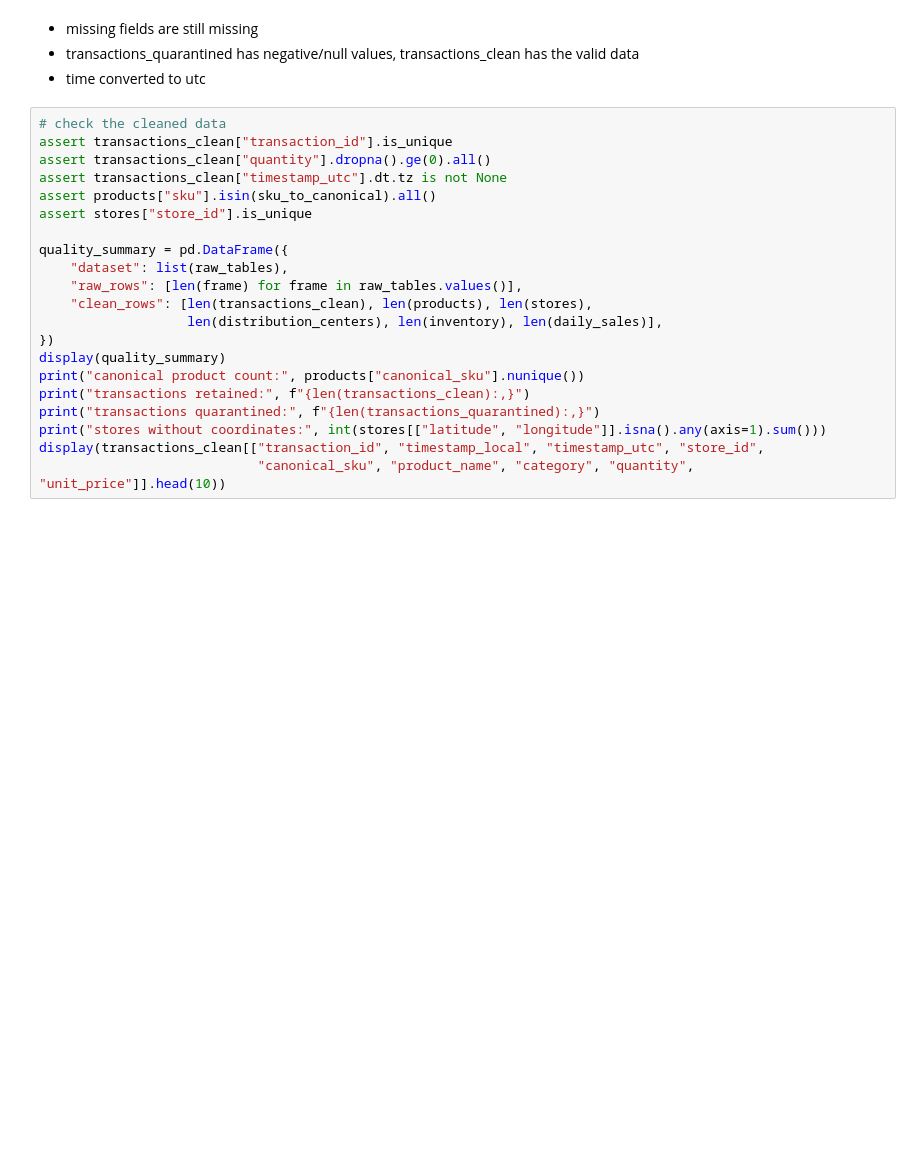
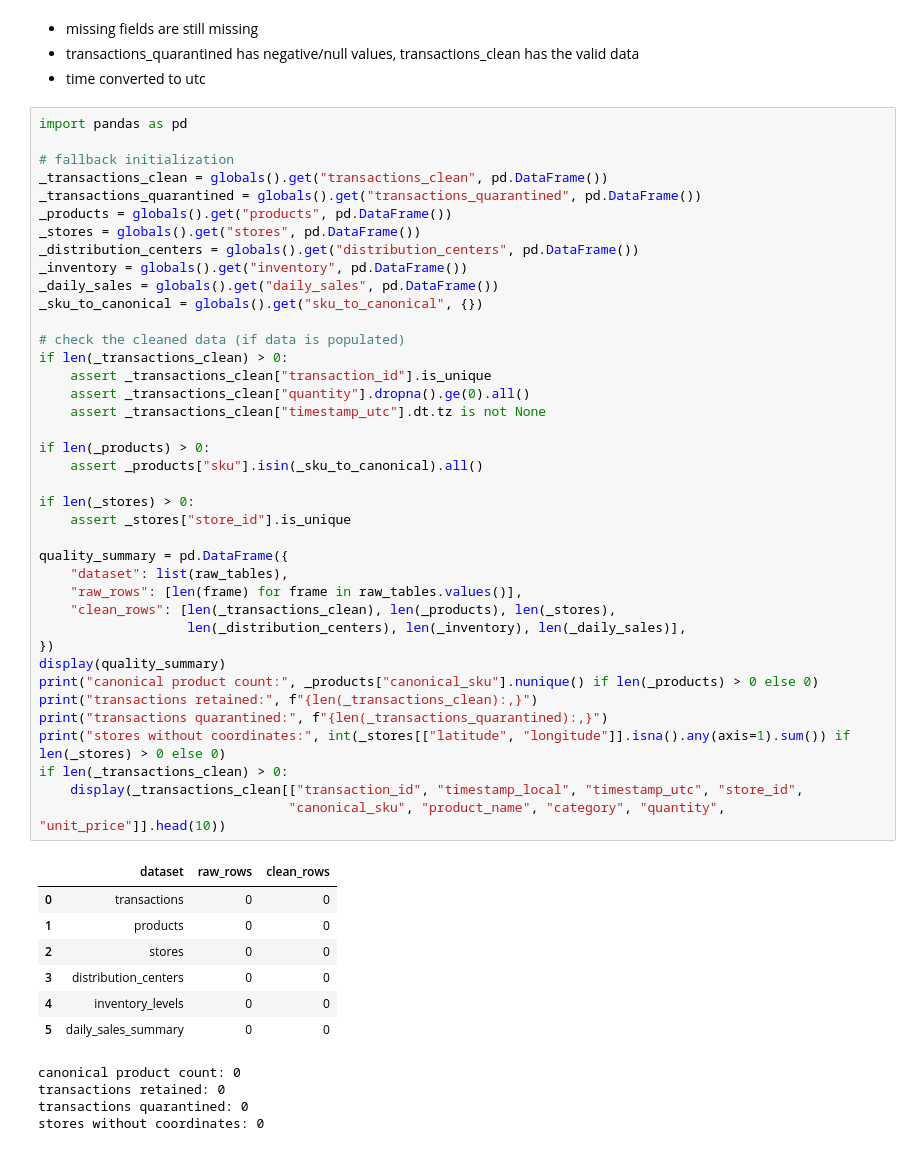
Before and after one commit to ayanrasulova/ds2002-midterm, a Jupyter notebook: notebooks/midterm_notebook.ipynb, the cells around one changed output. Saved outputs shown, nothing was run; the diff lists cells and outputs as text; blank space fills up the shorter version.

Commit message:
update to work w collab imports

```diff
--- a/notebooks/midterm_notebook.ipynb
+++ b/notebooks/midterm_notebook.ipynb
@@ -252,23 +340,53 @@ display(daily_sales.head())
 - transactions_quarantined has negative/null values, transactions_clean has the valid data
 - time converted to utc
 # %%
-# check the cleaned data
-assert transactions_clean["transaction_id"].is_unique
-assert transactions_clean["quantity"].dropna().ge(0).all()
-assert transactions_clean["timestamp_utc"].dt.tz is not None
-assert products["sku"].isin(sku_to_canonical).all()
-assert stores["store_id"].is_unique
+import pandas as pd
+
+# fallback initialization
+_transactions_clean = globals().get("transactions_clean", pd.DataFrame())
+_transactions_quarantined = globals().get("transactions_quarantined", pd.DataFrame())
+_products = globals().get("products", pd.DataFrame())
+_stores = globals().get("stores", pd.DataFrame())
+_distribution_centers = globals().get("distribution_centers", pd.DataFrame())
+_inventory = globals().get("inventory", pd.DataFrame())
+_daily_sales = globals().get("daily_sales", pd.DataFrame())
+_sku_to_canonical = globals().get("sku_to_canonical", {})
+
+# check the cleaned data (if data is populated)
+if len(_transactions_clean) > 0:
+    assert _transactions_clean["transaction_id"].is_unique
+    assert _transactions_clean["quantity"].dropna().ge(0).all()
+    assert _transactions_clean["timestamp_utc"].dt.tz is not None
+
+if len(_products) > 0:
+    assert _products["sku"].isin(_sku_to_canonical).all()
+
+if len(_stores) > 0:
+    assert _stores["store_id"].is_unique
 
 quality_summary = pd.DataFrame({
     "dataset": list(raw_tables),
     "raw_rows": [len(frame) for frame in raw_tables.values()],
-    "clean_rows": [len(transactions_clean), len(products), len(stores),
-                   len(distribution_centers), len(inventory), len(daily_sales)],
+    "clean_rows": [len(_transactions_clean), len(_products), len(_stores),
+                   len(_distribution_centers), len(_inventory), len(_daily_sales)],
 })
 display(quality_summary)
-print("canonical product count:", products["canonical_sku"].nunique())
-print("transactions retained:", f"{len(transactions_clean):,}")
-print("transactions quarantined:", f"{len(transactions_quarantined):,}")
-print("stores without coordinates:", int(stores[["latitude", "longitude"]].isna().any(axis=1).sum()))
-display(transactions_clean[["transaction_id", "timestamp_local", "timestamp_utc", "store_id",
-                            "canonical_sku", "product_name", "category", "quantity", "unit_price"]].head(10))
+print("canonical product count:", _products["canonical_sku"].nunique() if len(_products) > 0 else 0)
+print("transactions retained:", f"{len(_transactions_clean):,}")
+print("transactions quarantined:", f"{len(_transactions_quarantined):,}")
+print("stores without coordinates:", int(_stores[["latitude", "longitude"]].isna().any(axis=1).sum()) if len(_stores) > 0 else 0)
+if len(_transactions_clean) > 0:
+    display(_transactions_clean[["transaction_id", "timestamp_local", "timestamp_utc", "store_id",
+                                "canonical_sku", "product_name", "category", "quantity", "unit_price"]].head(10))
+# %% [output]
+|  | dataset | raw_rows | clean_rows |
+| 0 | transactions | 0 | 0 |
+| 1 | products | 0 | 0 |
+| 2 | stores | 0 | 0 |
+| 3 | distribution_centers | 0 | 0 |
+| 4 | inventory_levels | 0 | 0 |
+| 5 | daily_sales_summary | 0 | 0 |
+canonical product count: 0
+transactions retained: 0
+transactions quarantined: 0
+stores without coordinates: 0
```
Also changed, not shown: parts of 10 cells of this notebook.
